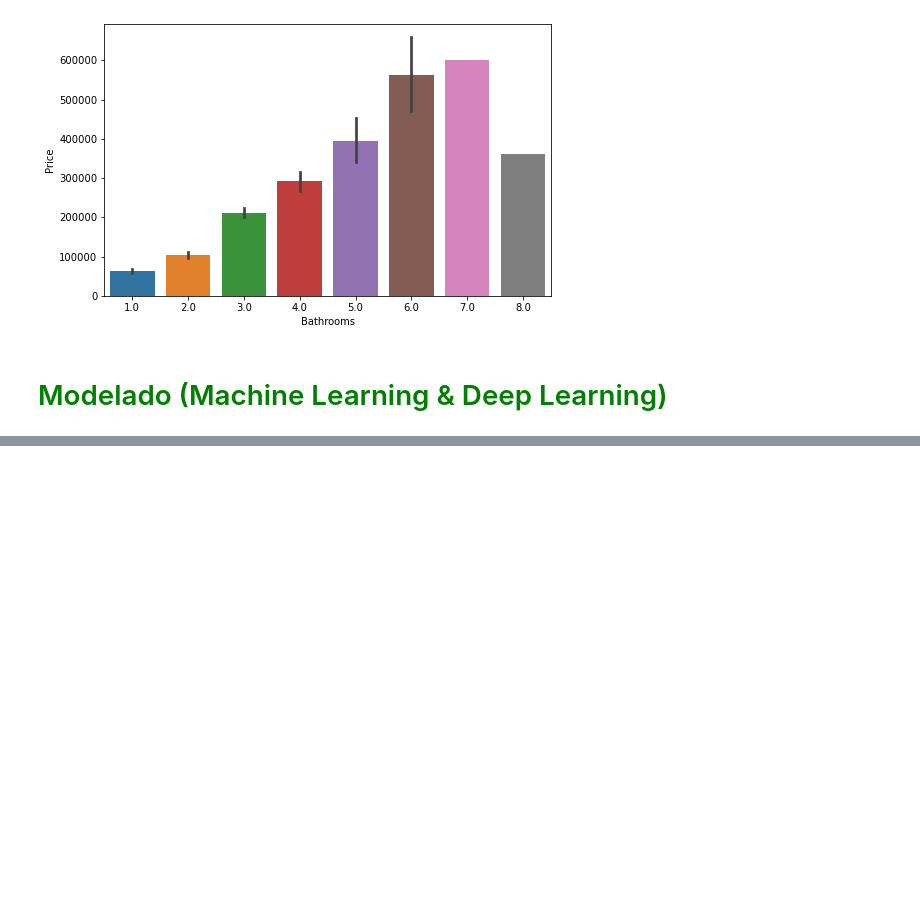
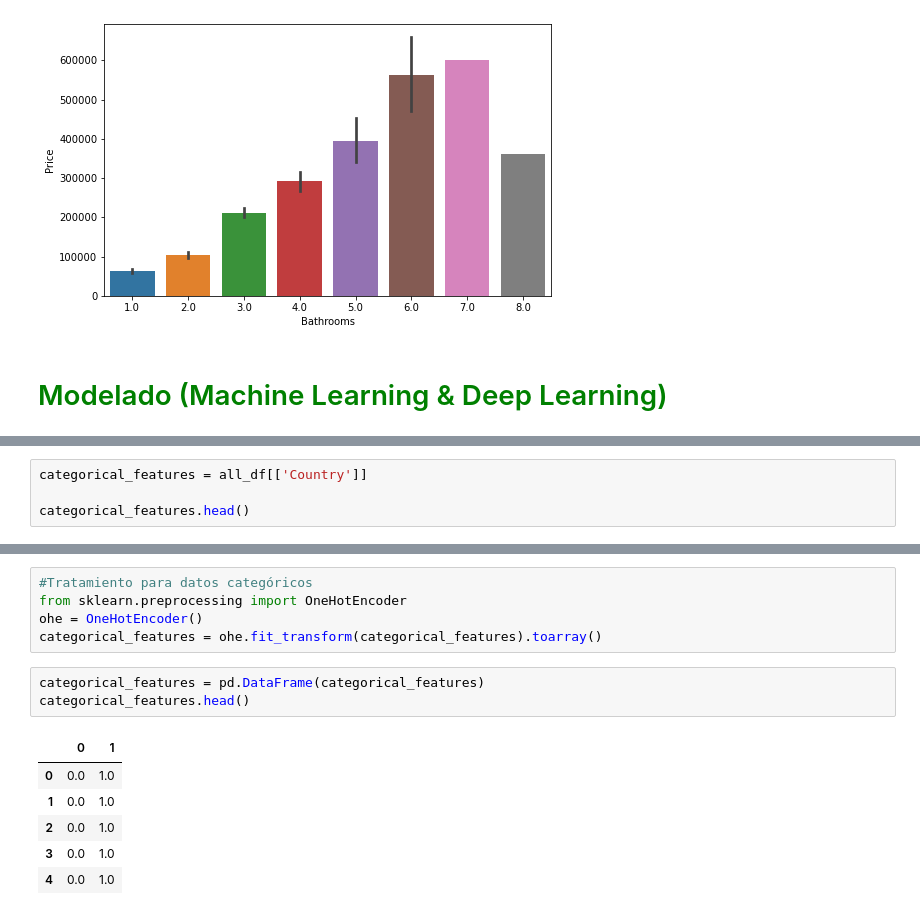
Before and after one commit to gastonfr24/Mendoza-Inmobiliaria, a Jupyter notebook: Untitled.ipynb, the cells around one changed output, grey strips where cells are left out. Drawn from its saved outputs; the diff is of its cells as text; blank space fills up the shorter version.

```diff
--- a/Untitled.ipynb
+++ b/Untitled.ipynb
@@ -251,0 +257,4 @@ all_df.to_csv('all_data.csv', index=False)
+# %%
+categorical_features = all_df[['Country']]
+
+categorical_features.head()
@@ -251,0 +268,15 @@ all_df.to_csv('all_data.csv', index=False)
+# %%
+#Tratamiento para datos categóricos
+from sklearn.preprocessing import OneHotEncoder
+ohe = OneHotEncoder()
+categorical_features = ohe.fit_transform(categorical_features).toarray()
+# %%
+categorical_features = pd.DataFrame(categorical_features)
+categorical_features.head()
+# %% [output]
+|  | 0 | 1 |
+| 0 | 0.0 | 1.0 |
+| 1 | 0.0 | 1.0 |
+| 2 | 0.0 | 1.0 |
+| 3 | 0.0 | 1.0 |
+| 4 | 0.0 | 1.0 |
```
Also changed, not shown: parts of 25 cells of this notebook, 1 other file.
